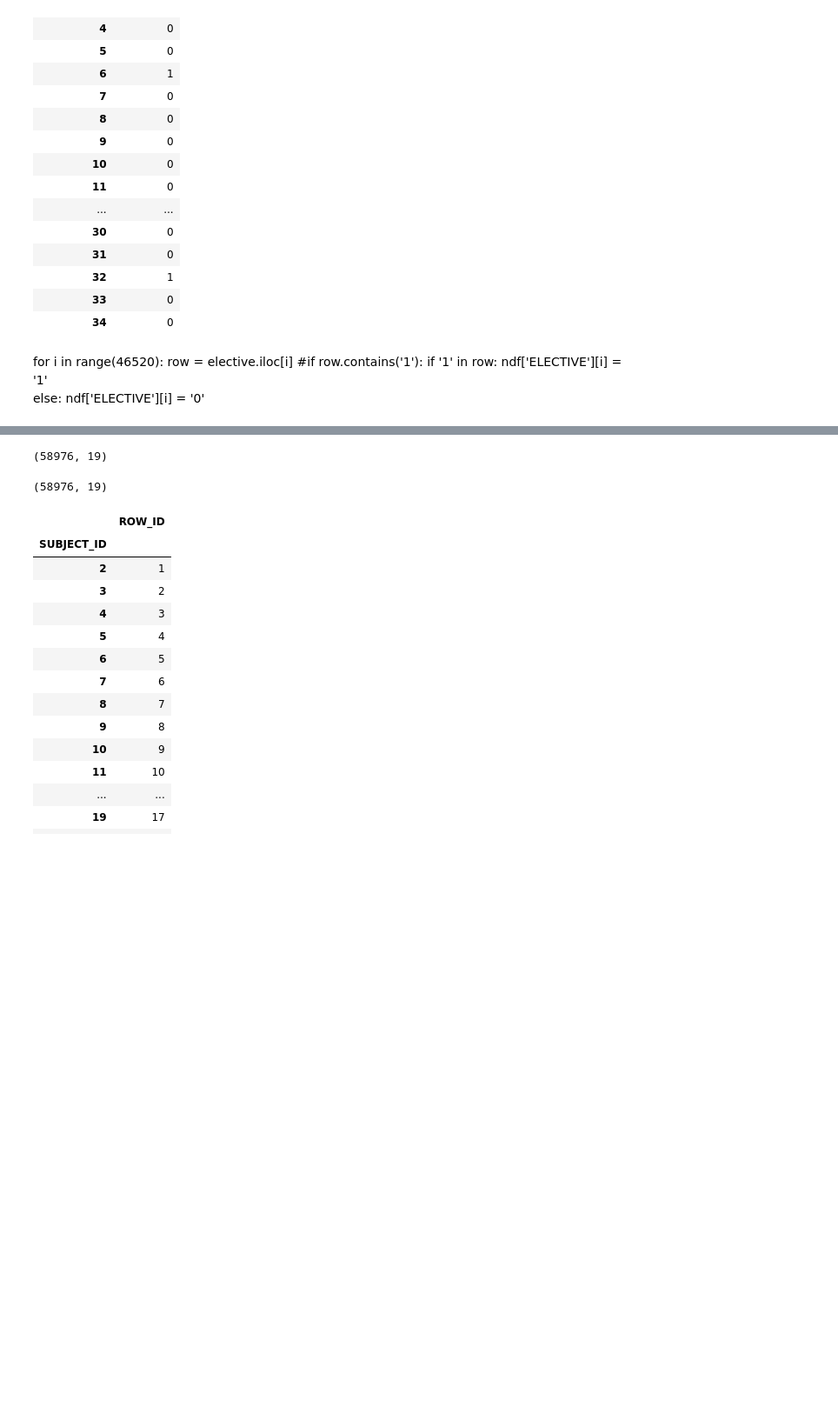
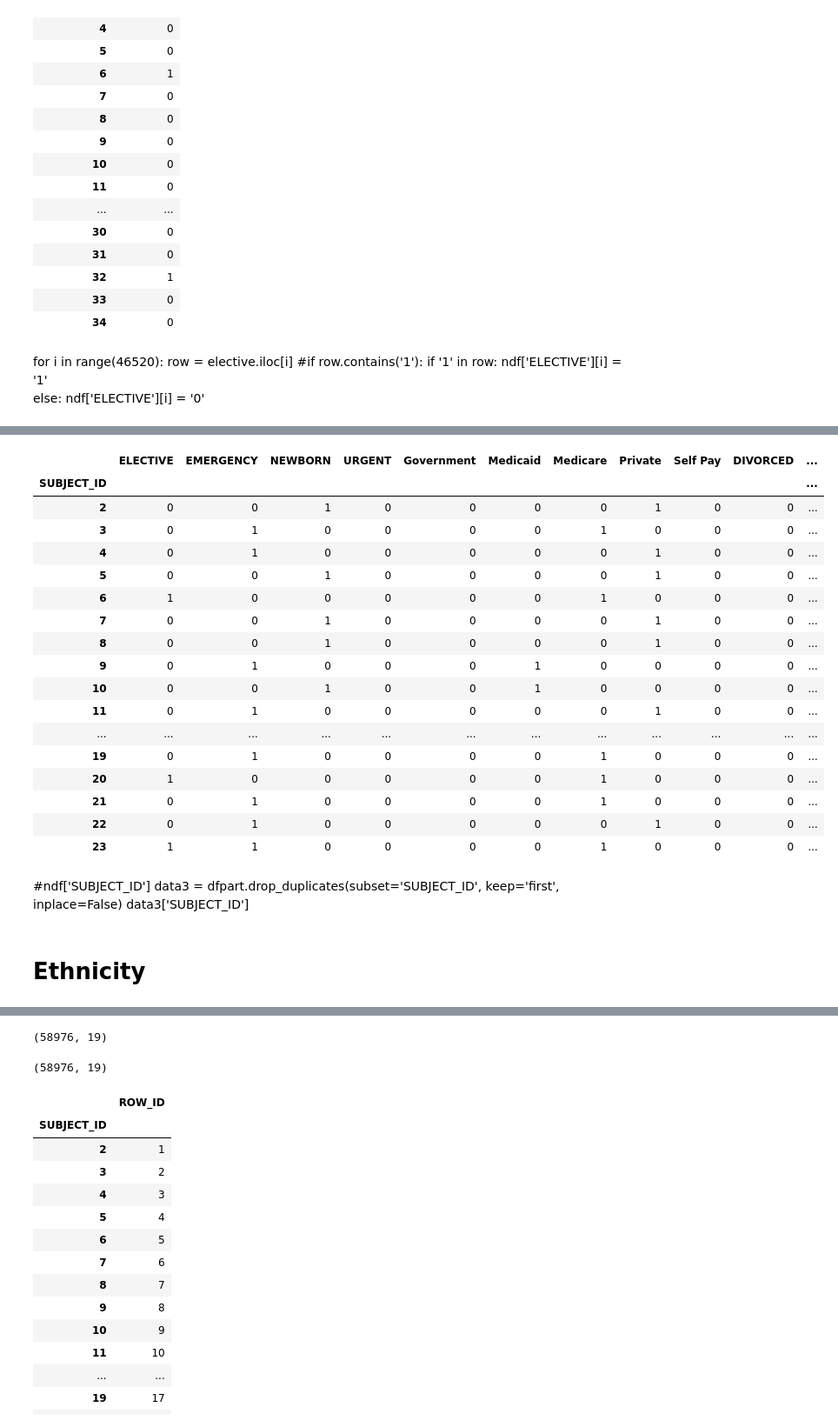
Before and after one commit to kathy908000/Health-Care-Research, a Jupyter notebook: MIMICIII-Matrixfinal.ipynb, the cells around one changed output, grey strips where cells are left out. Shown at 87% size. Saved outputs shown, nothing was run; the diff lists cells and outputs as text; code cells hidden in the pictures; blank space fills up the shorter version.

```diff
--- a/MIMICIII-Matrixfinal.ipynb
+++ b/MIMICIII-Matrixfinal.ipynb
@@ -602,0 +1031,7 @@ for i in range(46520):
+# %%
+for i in range(46520):
+    if '1' in ndf15['SINGLE'].iloc[i]:
+        ndf15['SINGLE'].iloc[i] = '1'
+    else:
+        ndf15['SINGLE'].iloc[i] = '0'
+ndf15.head()
@@ -602,0 +1046,7 @@ for i in range(46520):
+# %%
+for i in range(46520):
+    if '1' in ndf16['UNKNOWN'].iloc[i]:
+        ndf16['UNKNOWN'].iloc[i] = '1'
+    else:
+        ndf16['UNKNOWN'].iloc[i] = '0'
+ndf16.head()
@@ -602,0 +1061,7 @@ for i in range(46520):
+# %%
+for i in range(46520):
+    if '1' in ndf17['WIDOWED'].iloc[i]:
+        ndf17['WIDOWED'].iloc[i] = '1'
+    else:
+        ndf17['WIDOWED'].iloc[i] = '0'
+ndf17.head()
@@ -602,0 +1078,3 @@ for i in range(46520):
+# %%
+new = pd.merge(ndf, ndf2, how='inner', on='SUBJECT_ID' )
+new.head()
@@ -602,0 +1089,41 @@ for i in range(46520):
+# %%
+new = pd.merge(new, ndf3, how='inner', on='SUBJECT_ID' )
+new = pd.merge(new, ndf4, how='inner', on='SUBJECT_ID' )
+new = pd.merge(new, ndf5, how='inner', on='SUBJECT_ID' )
+new = pd.merge(new, ndf6, how='inner', on='SUBJECT_ID' )
+new = pd.merge(new, ndf7, how='inner', on='SUBJECT_ID' )
+new = pd.merge(new, ndf8, how='inner', on='SUBJECT_ID' )
+new = pd.merge(new, ndf9, how='inner', on='SUBJECT_ID' )
+new = pd.merge(new, ndf10, how='inner', on='SUBJECT_ID' )
+new = pd.merge(new, ndf11, how='inner', on='SUBJECT_ID' )
+
+new = pd.merge(new, ndf12, how='inner', on='SUBJECT_ID' )
+new = pd.merge(new, ndf13, how='inner', on='SUBJECT_ID' )
+new = pd.merge(new, ndf14, how='inner', on='SUBJECT_ID' )
+new = pd.merge(new, ndf15, how='inner', on='SUBJECT_ID' )
+new = pd.merge(new, ndf16, how='inner', on='SUBJECT_ID' )
+new = pd.merge(new, ndf17, how='inner', on='SUBJECT_ID' )
+new.head(20)
+# %% [output]
+|  | ELECTIVE | EMERGENCY | NEWBORN | URGENT | Government | Medicaid | Medicare | Private | Self Pay | DIVORCED | ... |
+| SUBJECT_ID |  |  |  |  |  |  |  |  |  |  | ... |
+| 2 | 0 | 0 | 1 | 0 | 0 | 0 | 0 | 1 | 0 | 0 | ... |
+| 3 | 0 | 1 | 0 | 0 | 0 | 0 | 1 | 0 | 0 | 0 | ... |
+| 4 | 0 | 1 | 0 | 0 | 0 | 0 | 0 | 1 | 0 | 0 | ... |
+| 5 | 0 | 0 | 1 | 0 | 0 | 0 | 0 | 1 | 0 | 0 | ... |
+| 6 | 1 | 0 | 0 | 0 | 0 | 0 | 1 | 0 | 0 | 0 | ... |
+| 7 | 0 | 0 | 1 | 0 | 0 | 0 | 0 | 1 | 0 | 0 | ... |
+| 8 | 0 | 0 | 1 | 0 | 0 | 0 | 0 | 1 | 0 | 0 | ... |
+| 9 | 0 | 1 | 0 | 0 | 0 | 1 | 0 | 0 | 0 | 0 | ... |
+| 10 | 0 | 0 | 1 | 0 | 0 | 1 | 0 | 0 | 0 | 0 | ... |
+| 11 | 0 | 1 | 0 | 0 | 0 | 0 | 0 | 1 | 0 | 0 | ... |
+| ... | ... | ... | ... | ... | ... | ... | ... | ... | ... | ... | ... |
+| 19 | 0 | 1 | 0 | 0 | 0 | 0 | 1 | 0 | 0 | 0 | ... |
+| 20 | 1 | 0 | 0 | 0 | 0 | 0 | 1 | 0 | 0 | 0 | ... |
+| 21 | 0 | 1 | 0 | 0 | 0 | 0 | 1 | 0 | 0 | 0 | ... |
+| 22 | 0 | 1 | 0 | 0 | 0 | 0 | 0 | 1 | 0 | 0 | ... |
+| 23 | 1 | 1 | 0 | 0 | 0 | 0 | 1 | 0 | 0 | 0 | ... |
+# %% [markdown]
+#ndf['SUBJECT_ID']
+data3 = dfpart.drop_duplicates(subset='SUBJECT_ID', keep='first', inplace=False)
+data3['SUBJECT_ID']
@@ -602,0 +1147,2 @@ for i in range(46520):
+# %% [markdown]
+# Ethnicity
```
Also changed, not shown: parts of 57 cells of this notebook.
